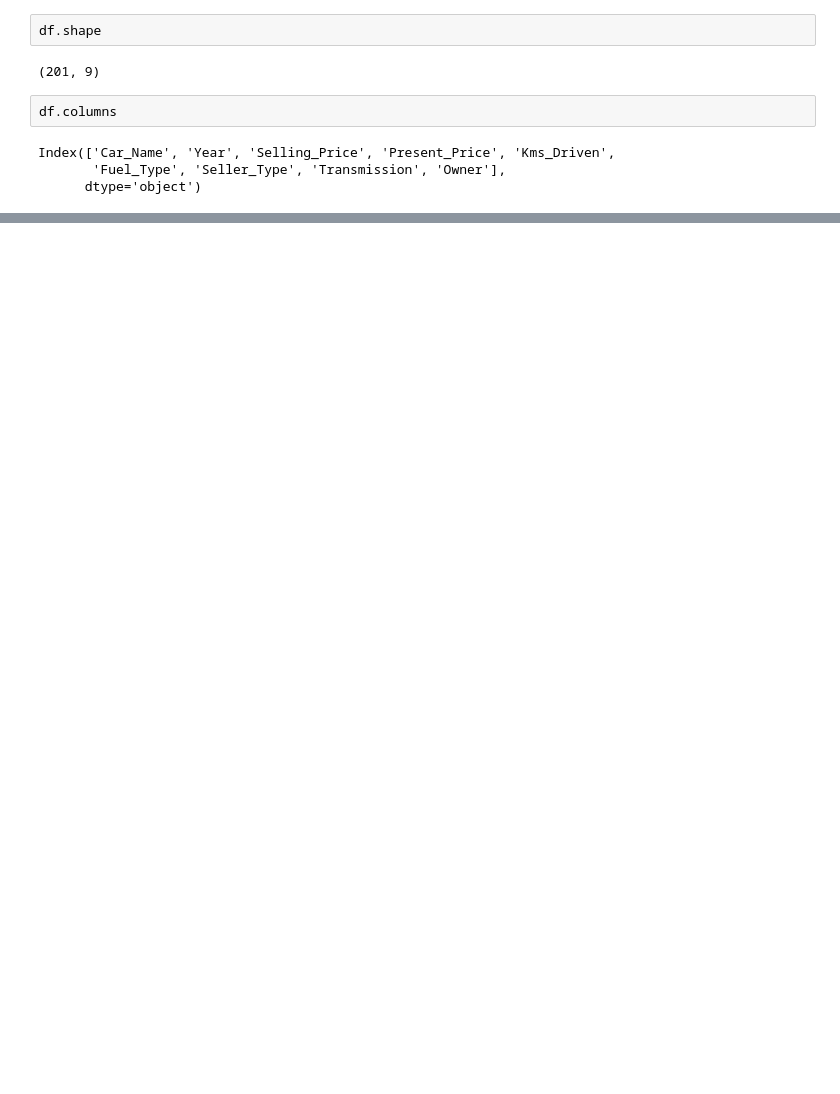
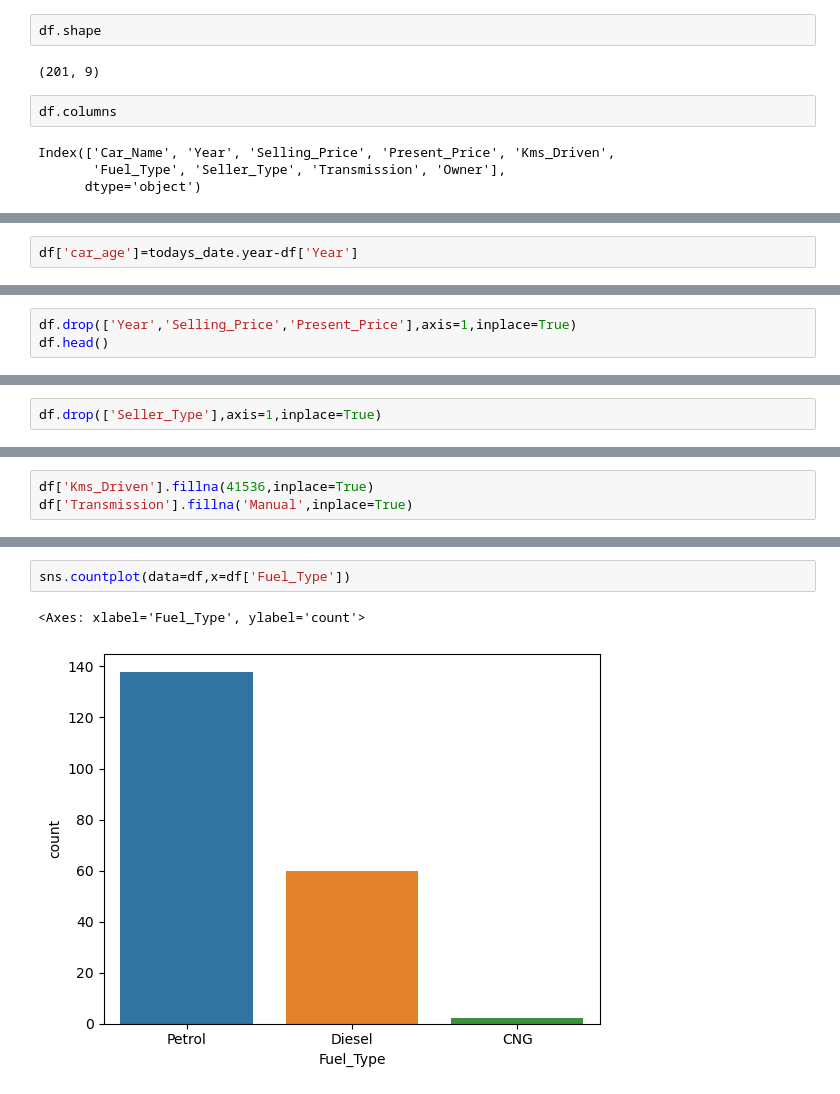
Before and after one commit to nilaykarade/pcce-workshop, a Jupyter notebook: 1 Car data analysis.ipynb, the cells around one changed output, grey strips where cells are left out. Cells and saved outputs as stored; diff of their text form; blank space fills up the shorter version.

```diff
--- a/1 Car data analysis.ipynb
+++ b/1 Car data analysis.ipynb
@@ -55,0 +115,2 @@ df.describe()
+# %%
+df['car_age']=todays_date.year-df['Year']
@@ -55,0 +126,3 @@ df.describe()
+# %%
+df.drop(['Year','Selling_Price','Present_Price'],axis=1,inplace=True)
+df.head()
@@ -55,0 +183,2 @@ df.describe()
+# %%
+df.drop(['Seller_Type'],axis=1,inplace=True)
@@ -55,0 +203,3 @@ df.describe()
+# %%
+df['Kms_Driven'].fillna(41536,inplace=True)
+df['Transmission'].fillna('Manual',inplace=True)
@@ -55,0 +227,5 @@ df.describe()
+# %%
+sns.countplot(data=df,x=df['Fuel_Type'])
+# %% [output]
+<Axes: xlabel='Fuel_Type', ylabel='count'>
+[figure, added]
```
Also changed, not shown: parts of 29 cells of this notebook.
